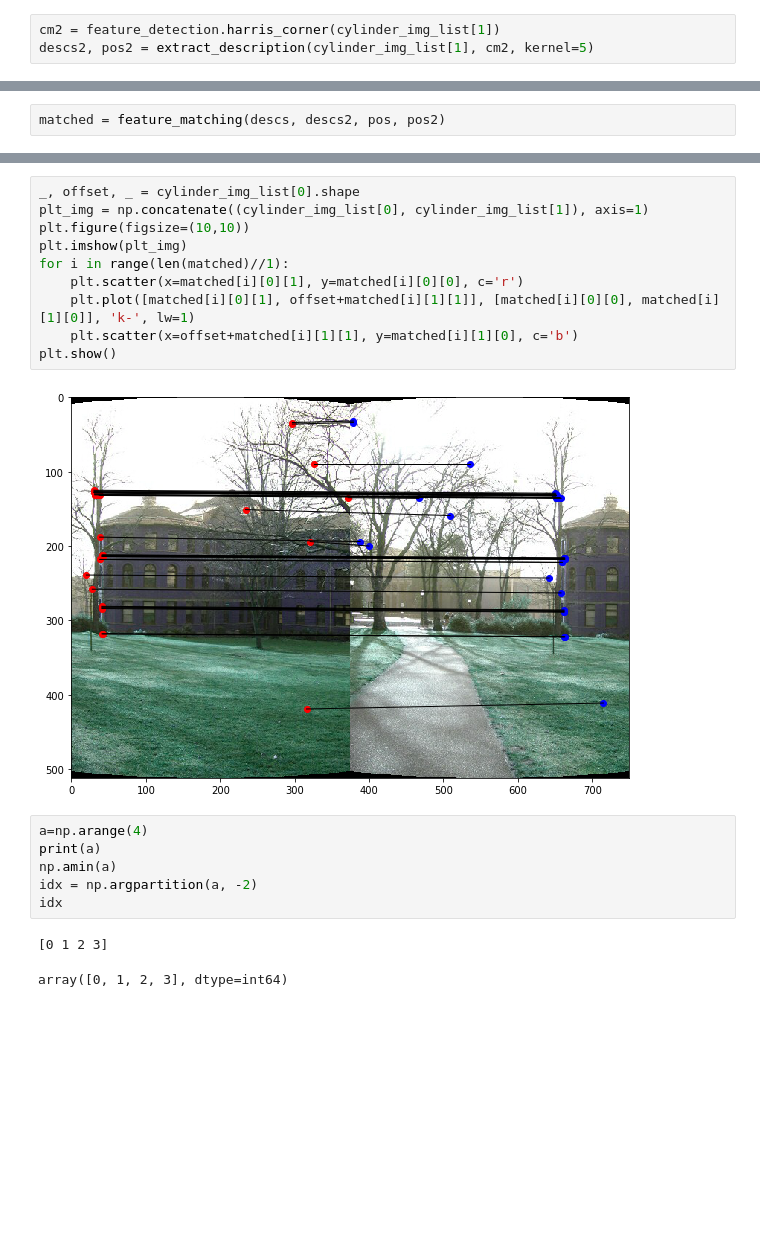
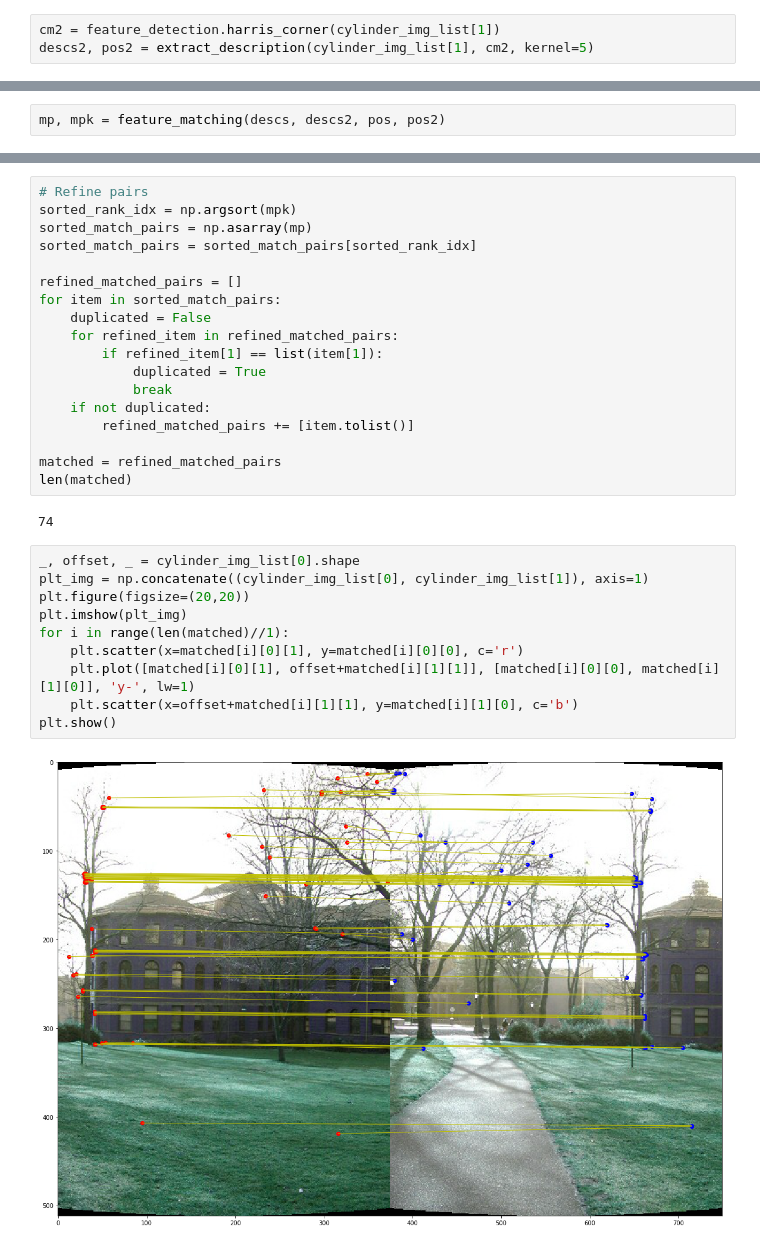
Before and after one commit to SSARCandy/panoramas-image-stitching, a Jupyter notebook: src/notebook2.ipynb, the cells around one changed output, grey strips where cells are left out. Saved outputs shown, nothing was run; the diff lists cells and outputs as text; blank space fills up the shorter version.

Commit message:
refine matched feature

```diff
--- a/src/notebook2.ipynb
+++ b/src/notebook2.ipynb
@@ -80,2 +101,2 @@ def feature_matching(descriptor1, descriptor2, feature_position1, feature_positi
 # %%
-matched = feature_matching(descs, descs2, pos, pos2)
+mp, mpk = feature_matching(descs, descs2, pos, pos2)
@@ -100,21 +108,32 @@ matched = feature_matching(descs, descs2, pos, pos2)
+# %%
+# Refine pairs
+sorted_rank_idx = np.argsort(mpk)
+sorted_match_pairs = np.asarray(mp)
+sorted_match_pairs = sorted_match_pairs[sorted_rank_idx]
+
+refined_matched_pairs = []
+for item in sorted_match_pairs:
+    duplicated = False
+    for refined_item in refined_matched_pairs:
+        if refined_item[1] == list(item[1]):
+            duplicated = True
+            break
+    if not duplicated:
+        refined_matched_pairs += [item.tolist()]
+
+matched = refined_matched_pairs
+len(matched)
+# %% [output]
+74
 # %%
 _, offset, _ = cylinder_img_list[0].shape
 plt_img = np.concatenate((cylinder_img_list[0], cylinder_img_list[1]), axis=1)
-plt.figure(figsize=(10,10))
+plt.figure(figsize=(20,20))
 plt.imshow(plt_img)
 for i in range(len(matched)//1):
     plt.scatter(x=matched[i][0][1], y=matched[i][0][0], c='r')
-    plt.plot([matched[i][0][1], offset+matched[i][1][1]], [matched[i][0][0], matched[i][1][0]], 'k-', lw=1)
+    plt.plot([matched[i][0][1], offset+matched[i][1][1]], [matched[i][0][0], matched[i][1][0]], 'y-', lw=1)
     plt.scatter(x=offset+matched[i][1][1], y=matched[i][1][0], c='b')
 plt.show()
 # %% [output]
-[figure, old version]
+[figure, new version]
-# %%
-a=np.arange(4)
-print(a)
-np.amin(a)
-idx = np.argpartition(a, -2)
-idx
-# %% [output]
-[0 1 2 3]
-array([0, 1, 2, 3], dtype=int64)
```
Also changed, not shown: parts of 7 cells of this notebook.
